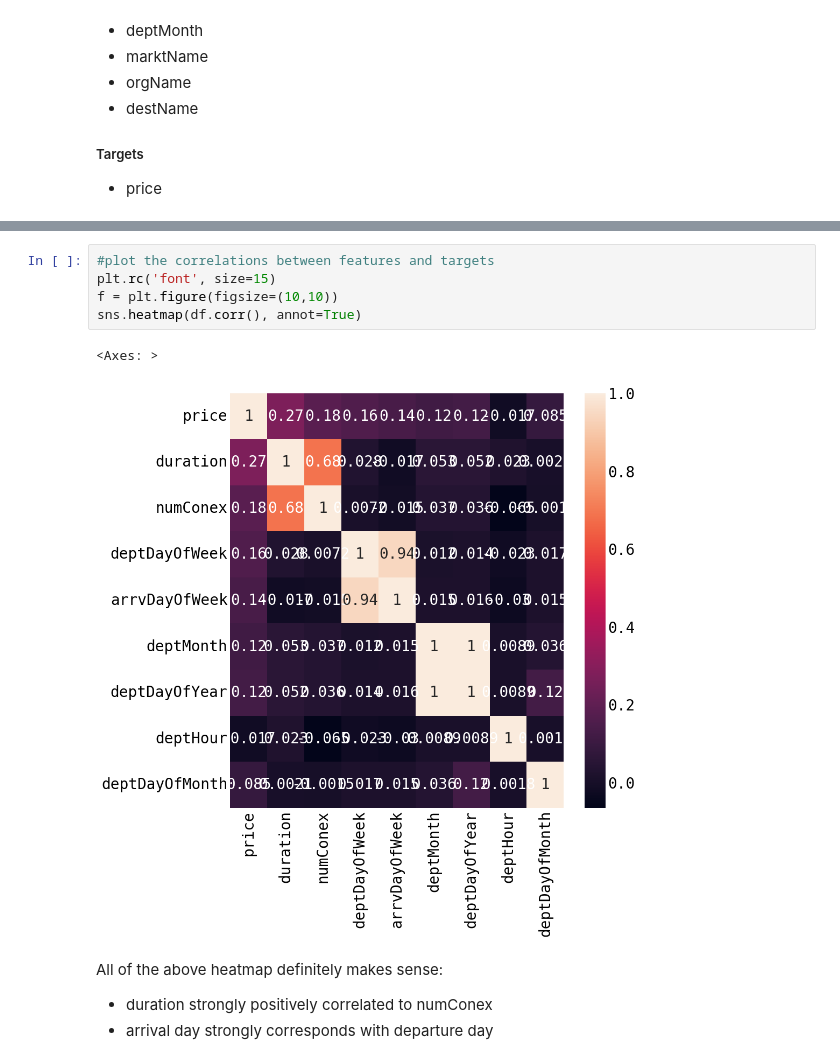
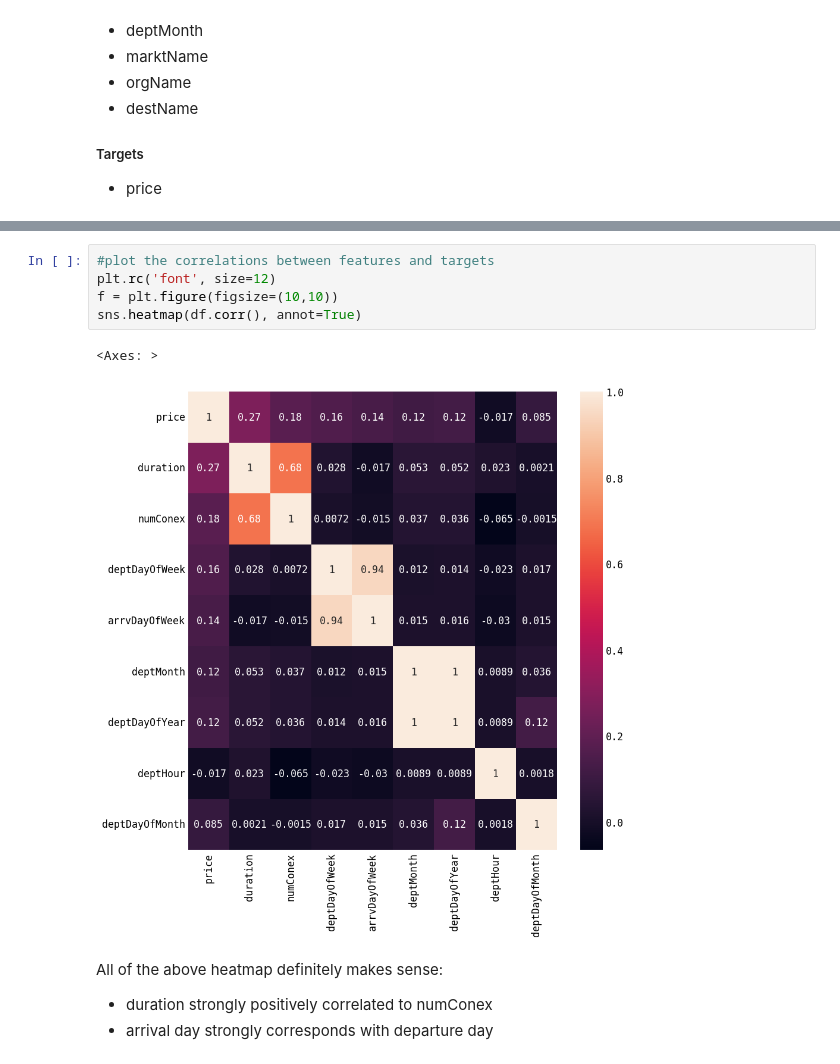
Before and after one commit to jeremyabeard5/MSDS696, a Jupyter notebook: FlightPrice.ipynb, the cells around one changed output, grey strips where cells are left out. Saved outputs shown, nothing was run; the diff lists cells and outputs as text.

```diff
--- a/FlightPrice.ipynb
+++ b/FlightPrice.ipynb
@@ -960,12 +1054,12 @@ print(targets)
 [44367 rows x 1 columns]
 # %%
 #plot the correlations between features and targets
-plt.rc('font', size=15)
+plt.rc('font', size=12)
 f = plt.figure(figsize=(10,10))
 sns.heatmap(df.corr(), annot=True)
 # %% [output]
 <Axes: >
-[figure, old version]
+[figure, new version]
 # %% [markdown]
 All of the above heatmap definitely makes sense:
 
```
Also changed, not shown: parts of 55 cells of this notebook.
